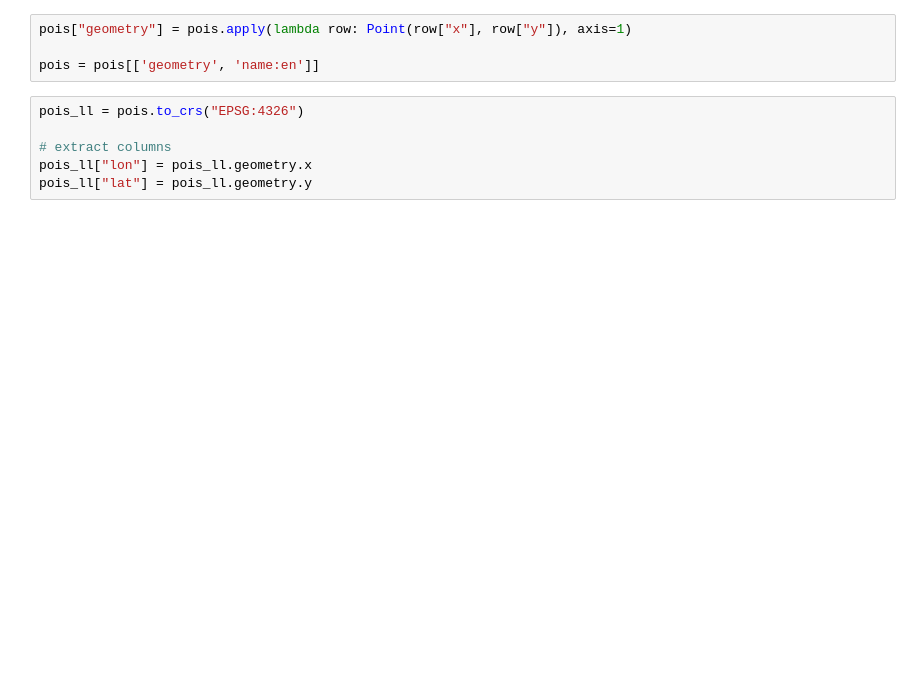
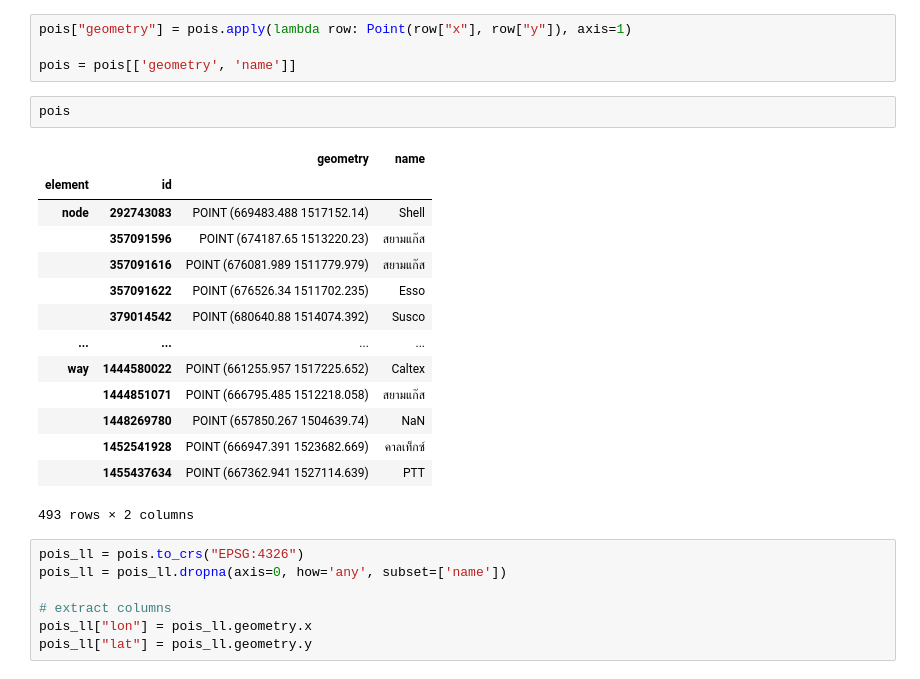
Before and after one commit to nachatjatu/kongphop_tanon_nachat_307, a Jupyter notebook: depots/depots.ipynb, the cells around one changed output. Saved outputs shown, nothing was run; the diff lists cells and outputs as text; blank space fills up the shorter version.

```diff
--- a/depots/depots.ipynb
+++ b/depots/depots.ipynb
@@ -34,9 +119,27 @@ computing centroids
 # %%
 pois["geometry"] = pois.apply(lambda row: Point(row["x"], row["y"]), axis=1)
 
-pois = pois[['geometry', 'name:en']]
+pois = pois[['geometry', 'name']]
+# %%
+pois
+# %% [output]
+|  |  | geometry | name |
+| element | id |  |  |
+| node | 292743083 | POINT (669483.488 1517152.14) | Shell |
+|  | 357091596 | POINT (674187.65 1513220.23) | สยามแก๊ส |
+|  | 357091616 | POINT (676081.989 1511779.979) | สยามแก๊ส |
+|  | 357091622 | POINT (676526.34 1511702.235) | Esso |
+|  | 379014542 | POINT (680640.88 1514074.392) | Susco |
+| ... | ... | ... | ... |
+| way | 1444580022 | POINT (661255.957 1517225.652) | Caltex |
+|  | 1444851071 | POINT (666795.485 1512218.058) | สยามแก๊ส |
+|  | 1448269780 | POINT (657850.267 1504639.74) | NaN |
+|  | 1452541928 | POINT (666947.391 1523682.669) | คาลเท็กซ์ |
+|  | 1455437634 | POINT (667362.941 1527114.639) | PTT |
+493 rows × 2 columns
 # %%
 pois_ll = pois.to_crs("EPSG:4326")
+pois_ll = pois_ll.dropna(axis=0, how='any', subset=['name'])
 
 # extract columns
 pois_ll["lon"] = pois_ll.geometry.x
```
Also changed, not shown: parts of 23 cells of this notebook, 16 other files.
